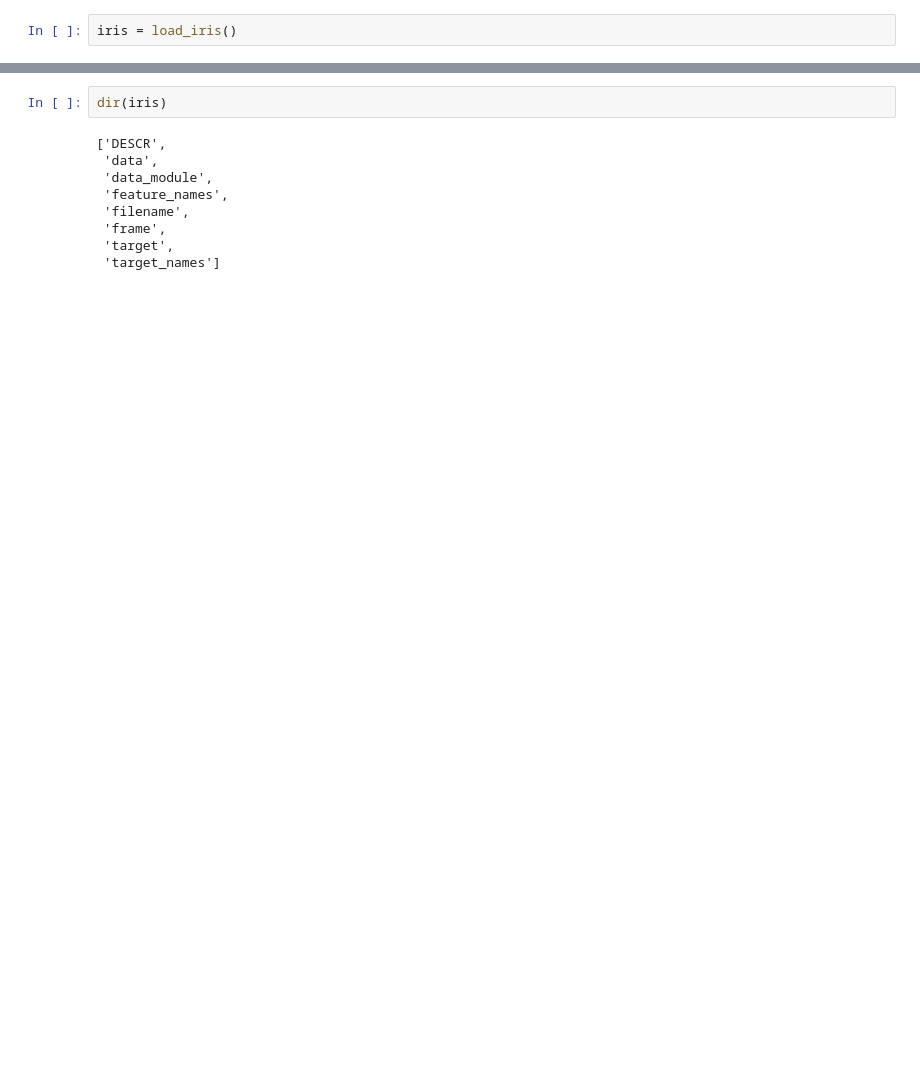
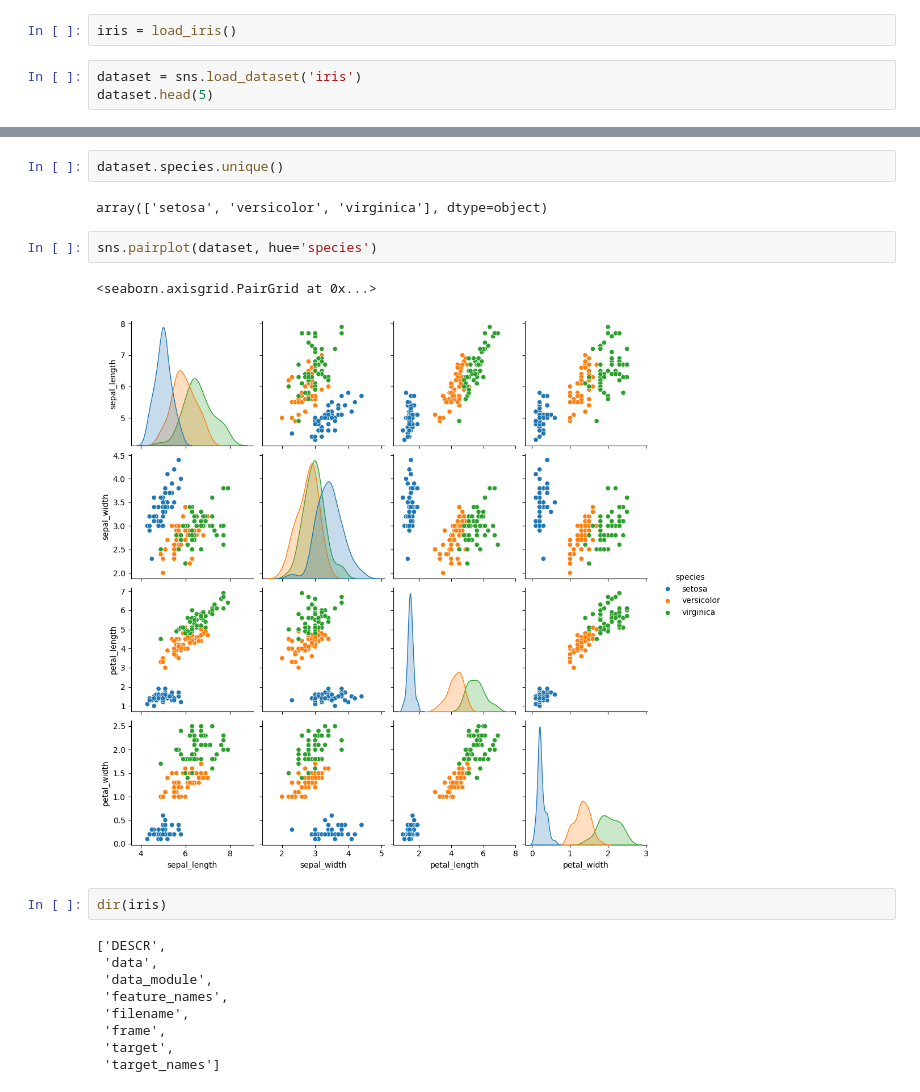
Before and after one commit to Aifedayo/data-science-maths, a Jupyter notebook: iris-dataset-exercise.ipynb, the cells around one changed output, grey strips where cells are left out. Drawn from its saved outputs; the diff is of its cells as text; blank space fills up the shorter version.

Commit message:
Using sns  load_dataset

```diff
--- a/iris-dataset-exercise.ipynb
+++ b/iris-dataset-exercise.ipynb
@@ -10,3 +11,6 @@ import matplotlib.pyplot as plt
 import seaborn as sns
 # %%
 iris = load_iris()
+# %%
+dataset = sns.load_dataset('iris')
+dataset.head(5)
@@ -13,3 +24,12 @@ iris = load_iris()
+# %%
+dataset.species.unique()
+# %% [output]
+array(['setosa', 'versicolor', 'virginica'], dtype=object)
+# %%
+sns.pairplot(dataset, hue='species')
+# %% [output]
+<seaborn.axisgrid.PairGrid at 0x...>
+[figure, added]
 # %%
 dir(iris)
 # %% [output]
```
Also changed, not shown: parts of 13 cells of this notebook, 1 other file.
